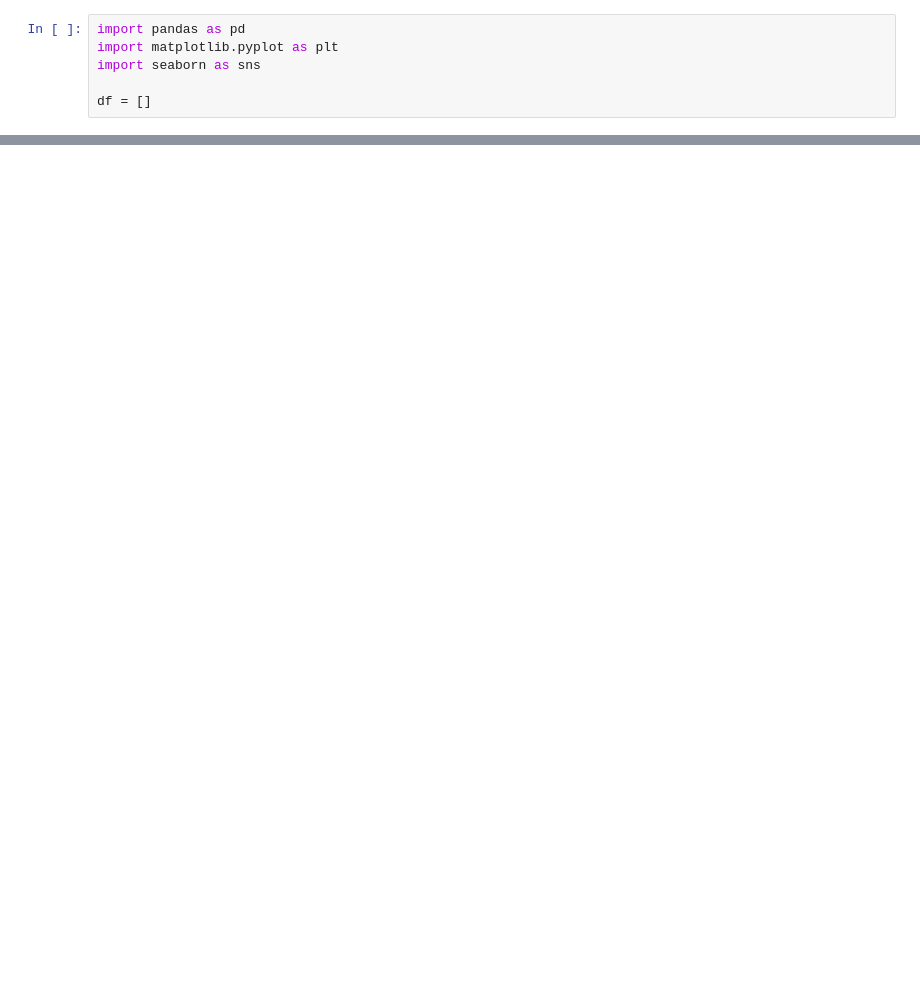
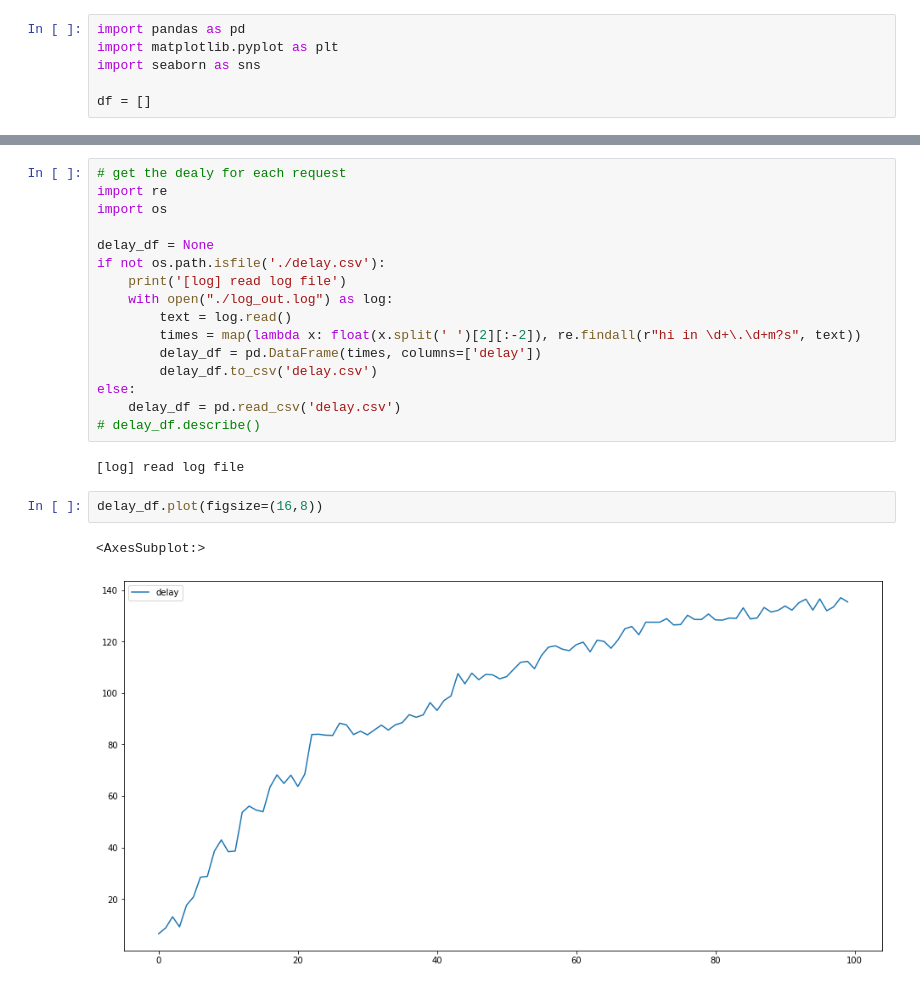
Before and after one commit to mahmednabil109/koorde-overlay, a Jupyter notebook: mulitnodetest/join/Network Analysis.ipynb, the cells around one changed output, grey strips where cells are left out. Cells and saved outputs as stored; diff of their text form; blank space fills up the shorter version.

```diff
--- a/mulitnodetest/join/Network Analysis.ipynb
+++ b/mulitnodetest/join/Network Analysis.ipynb
@@ -104,0 +103,23 @@ plt.legend()
+# %%
+# get the dealy for each request
+import re
+import os
+
+delay_df = None
+if not os.path.isfile('./delay.csv'):
+    print('[log] read log file')
+    with open("./log_out.log") as log:
+        text = log.read()
+        times = map(lambda x: float(x.split(' ')[2][:-2]), re.findall(r"hi in \d+\.\d+m?s", text))
+        delay_df = pd.DataFrame(times, columns=['delay'])
+        delay_df.to_csv('delay.csv')
+else:
+    delay_df = pd.read_csv('delay.csv')
+# delay_df.describe()
+# %% [output]
+[log] read log file
+# %%
+delay_df.plot(figsize=(16,8))
+# %% [output]
+<AxesSubplot:>
+[figure, added]
```
Also changed, not shown: parts of 11 cells of this notebook, 3 other files.
